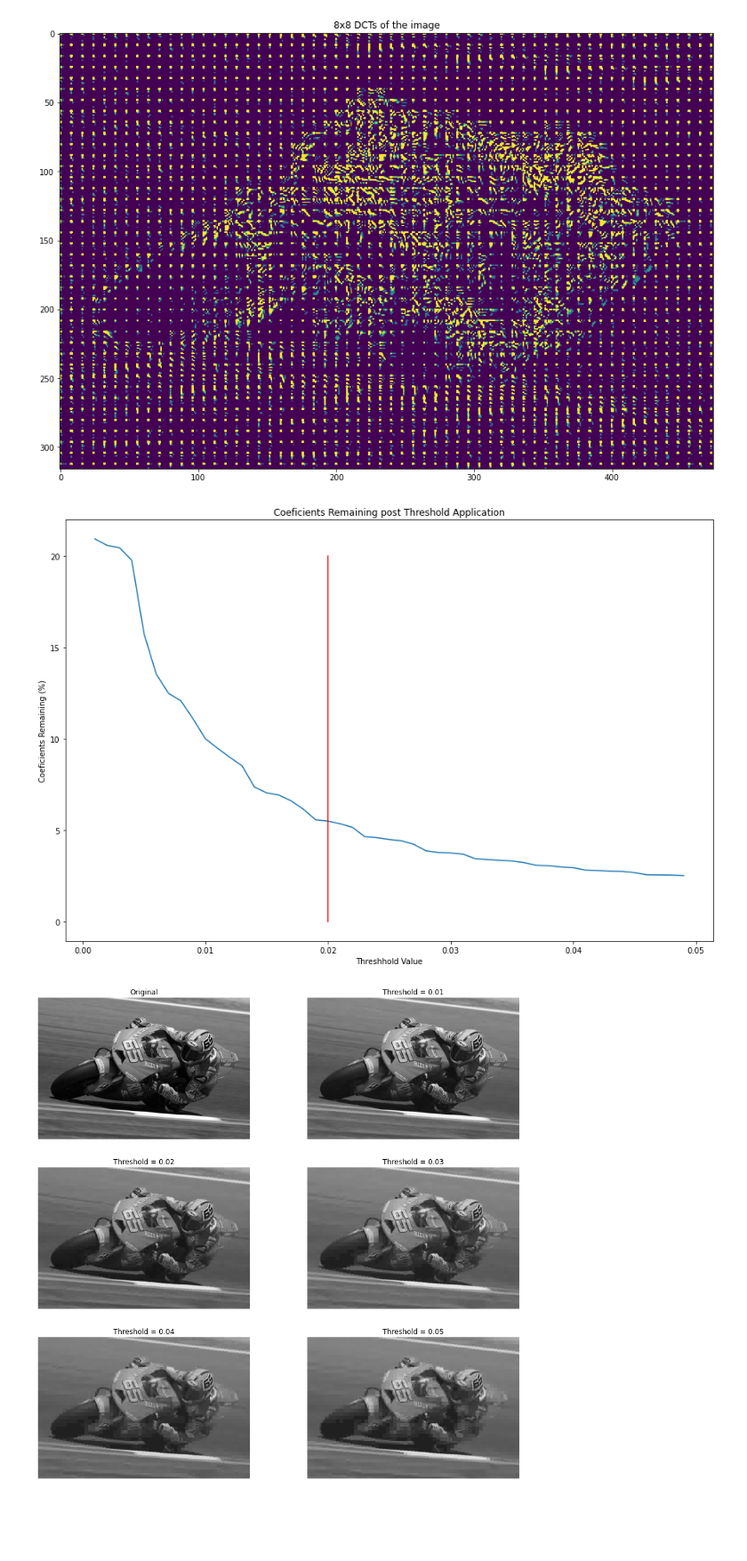
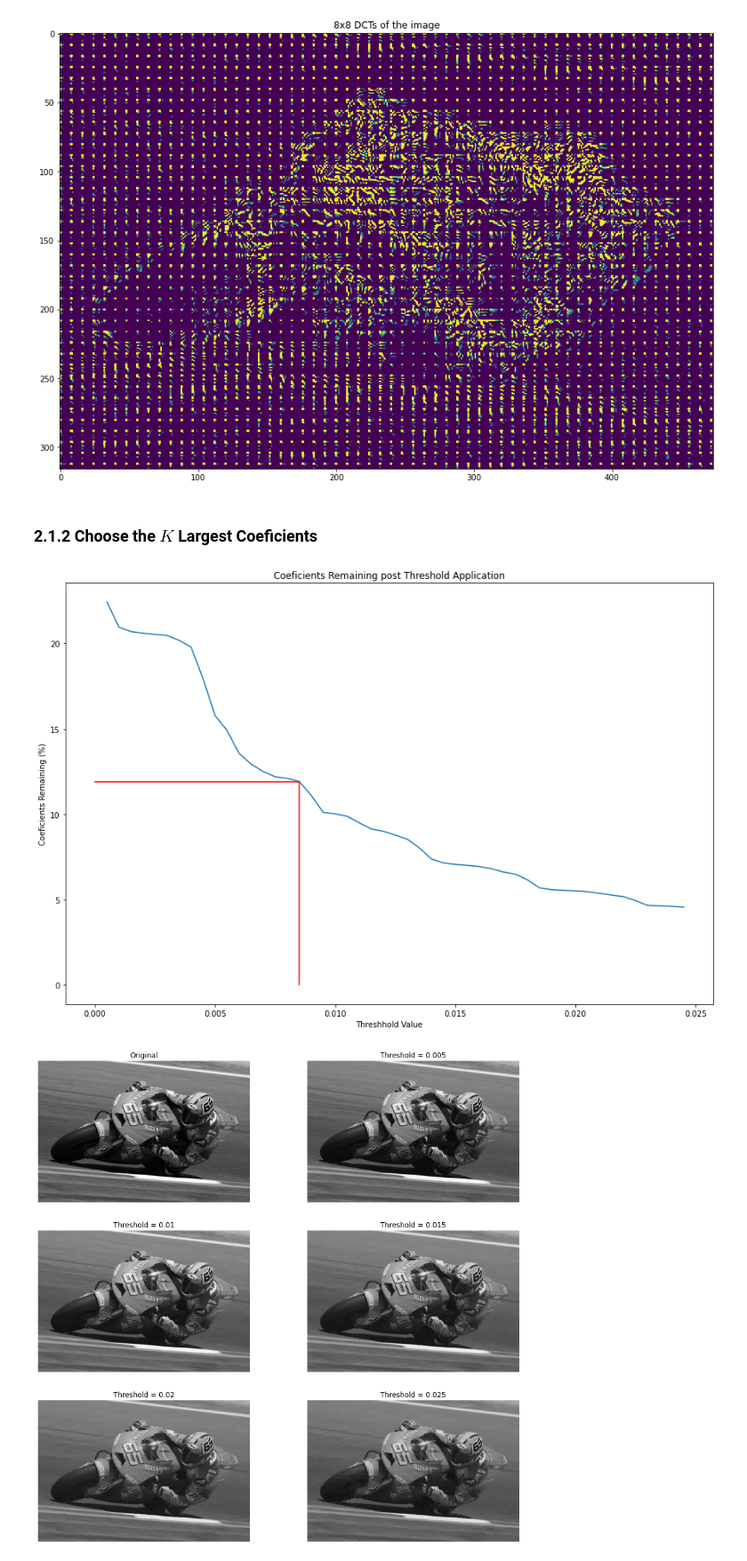
Before and after one commit to S010MON/image-processing, a Jupyter notebook: project2/6252320-Debnath_proj2.ipynb, the cells around one changed output. Shown at 89% size. Cells and saved outputs as stored; diff of their text form; code cells hidden in the pictures; blank space fills up the shorter version.

```diff
--- a/project2/6252320-Debnath_proj2.ipynb
+++ b/project2/6252320-Debnath_proj2.ipynb
@@ -98,14 +102,15 @@ plt.imshow(img_dct, vmax = np.max(img_dct)*0.01, vmin = 0)
 plt.title( "8x8 DCTs of the image");
 # %% [output]
 [figure]
+# %% [markdown]
+### 2.1.2 Choose the $K$ Largest Coeficients
 # %%
-x = [x * 0.001 for x in range(1, 50)]
+x = [x * 0.0005 for x in range(1, 50)]
 thresholds = {}
 coeficients = {}
 
 for key in x:
     thresholds[key] = apply_threshold(img_dct, key)
-#     thresholds[key] = img_dct * (abs(img_dct) > (key * np.max(img_dct)))
     coeficients[key] = 100 * np.sum(thresholds[key] != 0.0 ) / (img.shape[0] * img.shape[1] * 1.0)
 
 
@@ -115,12 +120,13 @@ for key in x:
 # %%
 plt.figure(figsize=(15,10))
 plt.plot(list(coeficients.keys()), list(coeficients.values()))
-plt.plot([0.02, 0.02],[0, 20], 'r')
+plt.plot([0.0085, 0.0085],[0, 11.9], 'r')
+plt.plot([0, 0.0085],[11.9, 11.9], 'r')
 plt.title('Coeficients Remaining post Threshold Application')
 plt.xlabel('Threshhold Value')
 plt.ylabel('Coeficients Remaining (%)');
 # %% [output]
-[figure, old version]
+[figure, new version]
 # %%
 transformed = idct(apply_threshold(img_dct, 0.001))
 
```
Also changed, not shown: parts of 8 cells of this notebook.
